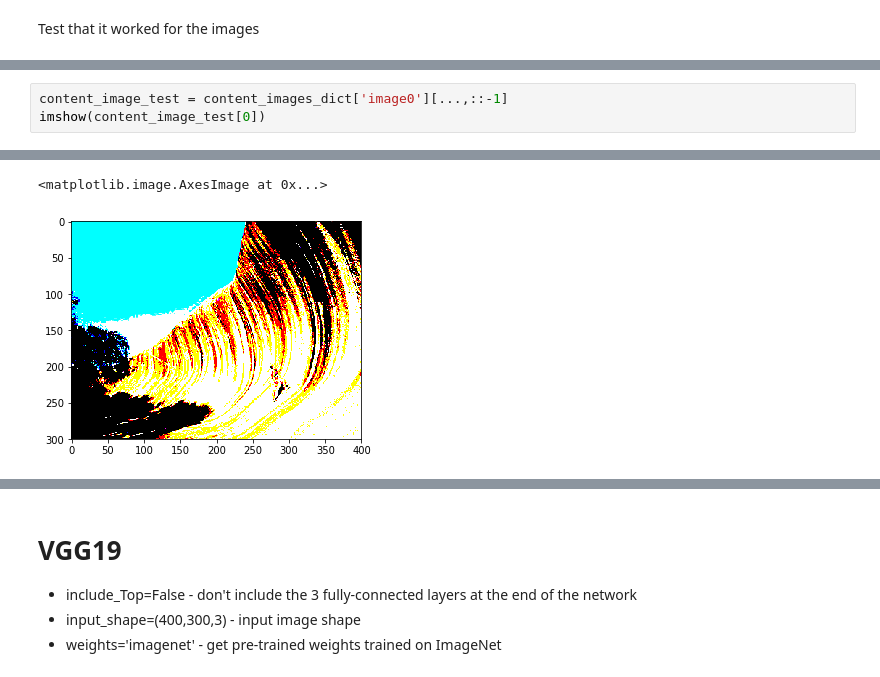
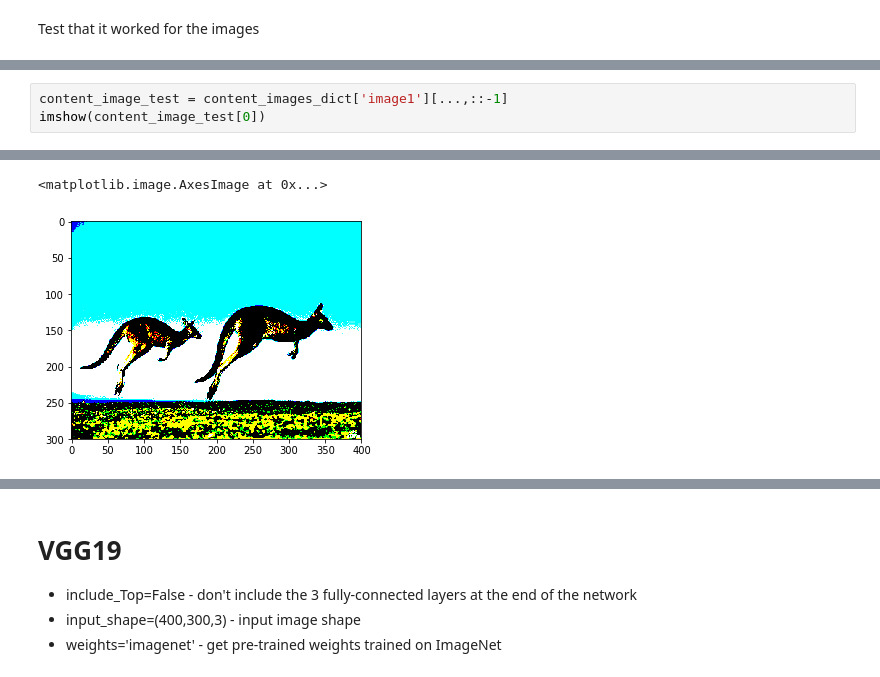
Before and after one commit to llA-Wilsonll/Neural_Style_Transfer, a Jupyter notebook: Neural_Style_Transfer.ipynb, the cells around one changed output, grey strips where cells are left out. Drawn from its saved outputs; the diff is of its cells as text.

```diff
--- a/Neural_Style_Transfer.ipynb
+++ b/Neural_Style_Transfer.ipynb
@@ -332,4 +345,4 @@ W0720 06:36:33.380300 140698964313984 image.py:648] Clipping input data to the v
 # %%
-content_image_test = content_images_dict['image0'][...,::-1]
+content_image_test = content_images_dict['image1'][...,::-1]
 imshow(content_image_test[0])
 # %% [output]
@@ -337,5 +350,5 @@ W0720 06:31:03.123106 140698964313984 image.py:648] Clipping input data to the v
 <matplotlib.image.AxesImage at 0x...>
-[figure, old version]
+[figure, new version]
 # %%
 style_image_test = style_images_dict['image4'][...,::-1]
 imshow(style_image_test[0])
```
Also changed, not shown: parts of 18 cells of this notebook.
